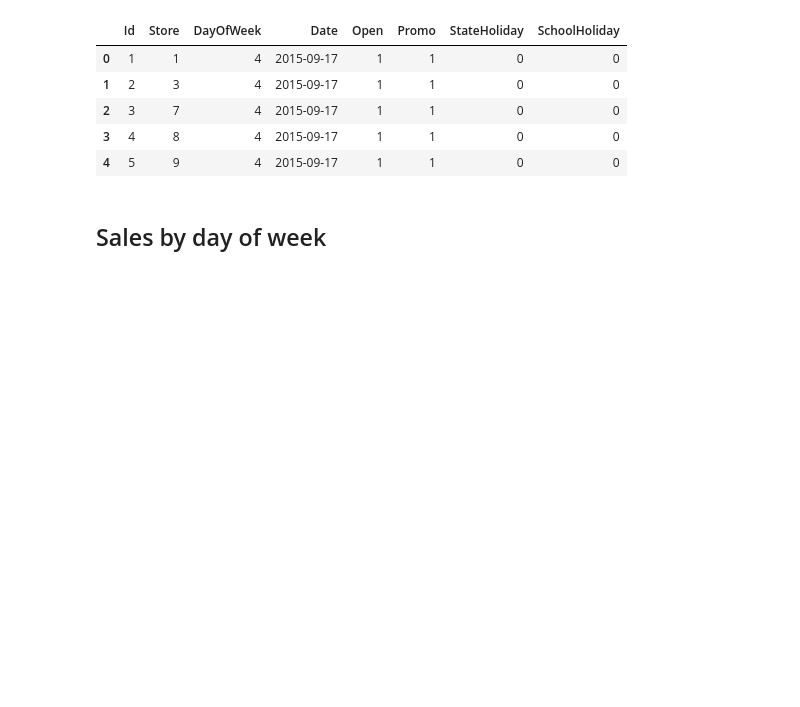
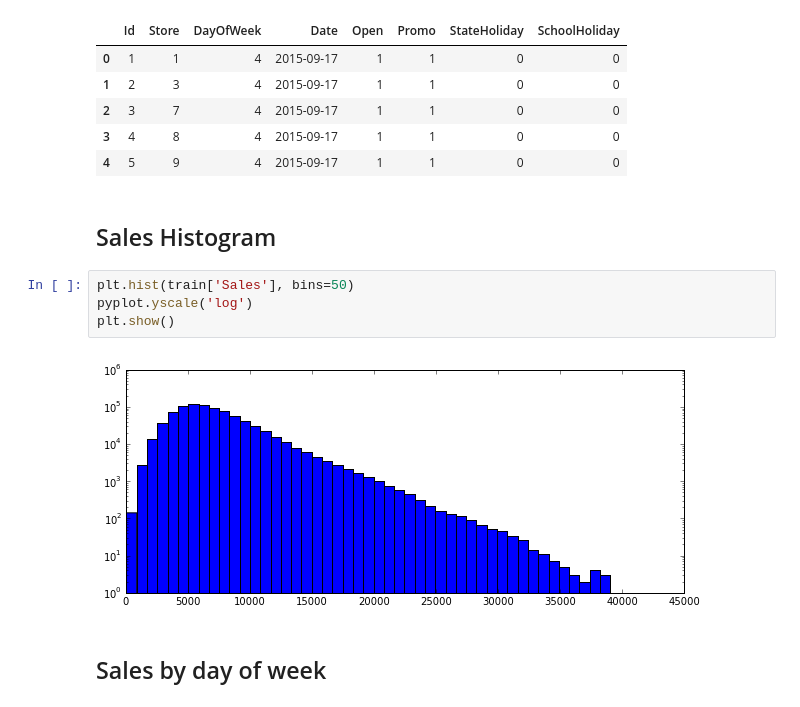
Before and after one commit to klangner/rossmann, a Jupyter notebook: notebook/Exploratory Analysis.ipynb, the cells around one changed output. Saved outputs shown, nothing was run; the diff lists cells and outputs as text; blank space fills up the shorter version.

```diff
--- a/notebook/Exploratory Analysis.ipynb
+++ b/notebook/Exploratory Analysis.ipynb
@@ -58,6 +68,14 @@ test.head(5)
 | 2 | 3 | 7 | 4 | 2015-09-17 | 1 | 1 | 0 | 0 |
 | 3 | 4 | 8 | 4 | 2015-09-17 | 1 | 1 | 0 | 0 |
 | 4 | 5 | 9 | 4 | 2015-09-17 | 1 | 1 | 0 | 0 |
+# %% [markdown]
+## Sales Histogram
+# %%
+plt.hist(train['Sales'], bins=50)
+pyplot.yscale('log')
+plt.show()
+# %% [output]
+[figure, added]
 # %% [markdown]
 ## Sales by day of week
 # %%
```
Also changed, not shown: parts of 11 cells of this notebook, 4 other files.
